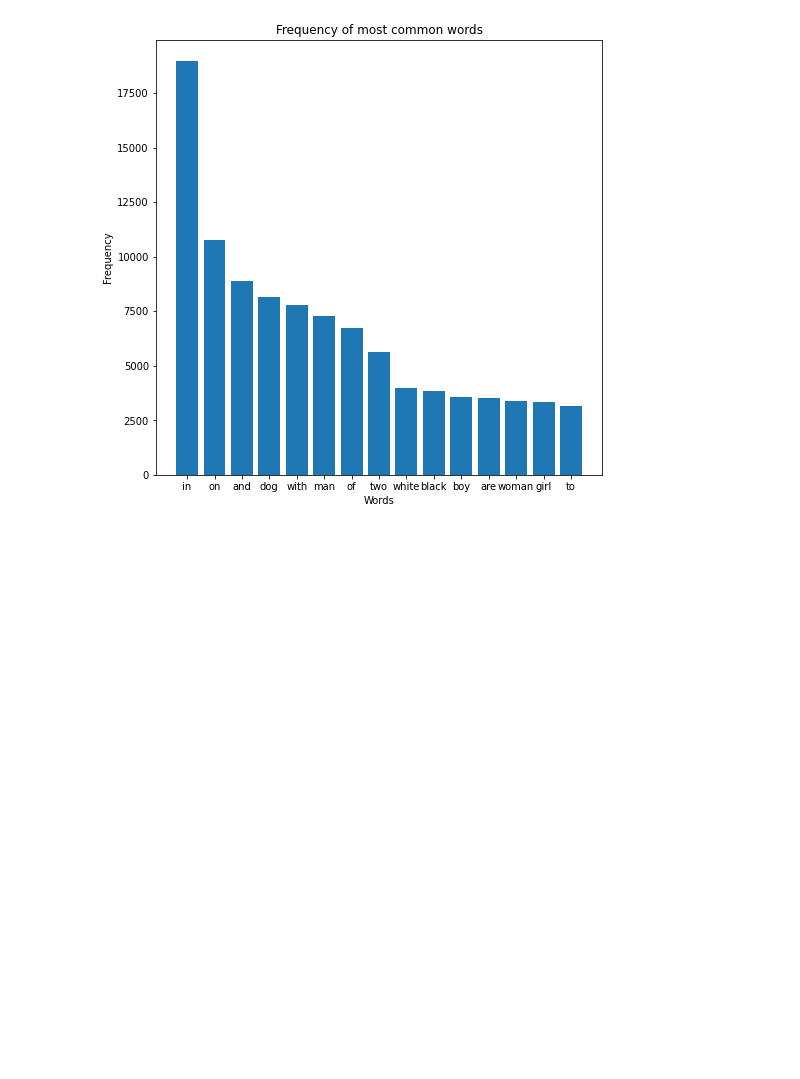
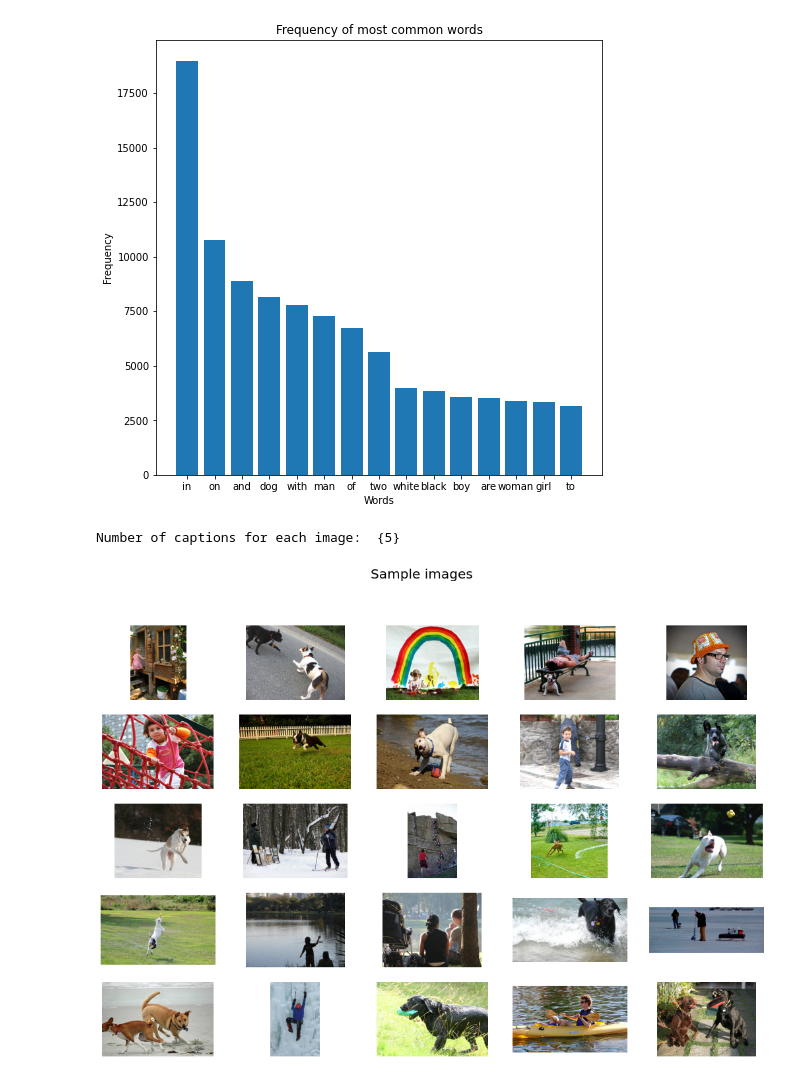
Before and after one commit to akarsh-saxena/Image-Caption-Generator, a Jupyter notebook: Image Caption Generator.ipynb, the cells around one changed output. Cells and saved outputs as stored; diff of their text form; code cells hidden in the pictures; blank space fills up the shorter version.

Commit message:
Images EDA

```diff
--- a/Image Caption Generator.ipynb
+++ b/Image Caption Generator.ipynb
@@ -147,3 +157,28 @@ plt.title('Frequency of most common words')
 plt.show()
 # %% [output]
 [figure]
+# %%
+lengths = set()
+for cap_list in all_dict.values():
+  lengths.add(len(cap_list))
+
+print('Number of captions for each image: ', lengths)
+# %% [output]
+Number of captions for each image:  {5}
+# %%
+fig = plt.figure()
+fig.suptitle('Sample images', fontsize=20)
+
+zoom = 3
+w, h = fig.get_size_inches()
+fig.set_size_inches(w * zoom, h * zoom)
+fig.tight_layout()
+
+for i in range(1, 26):
+  ax = fig.add_subplot(5, 5, i)
+  ax.imshow(plt.imread('Flicker8k_Dataset/'+list(all_dict.keys())[i-1]+'.jpg'))
+  plt.axis('off')
+
+plt.show()
+# %% [output]
+[figure, added]
```
Also changed, not shown: parts of 4 cells of this notebook.
